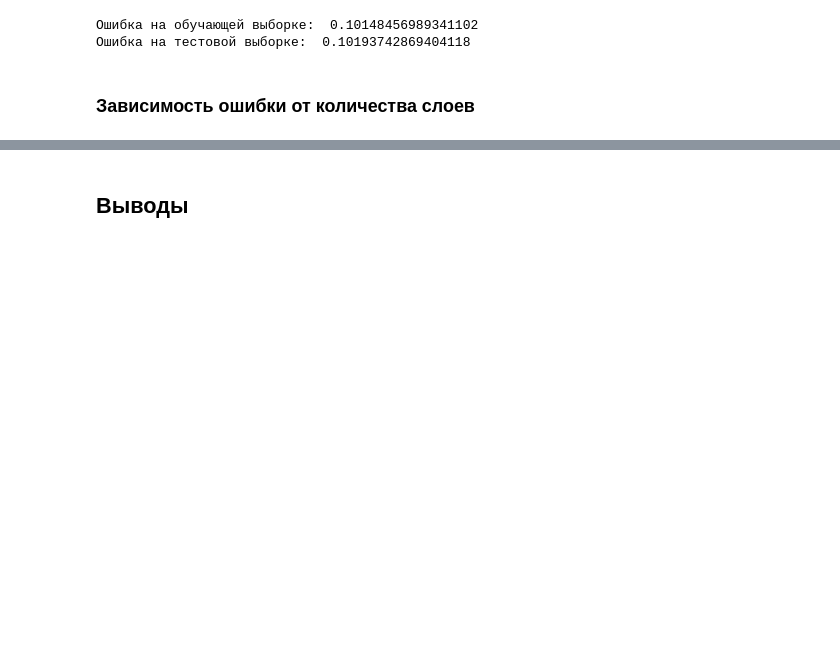
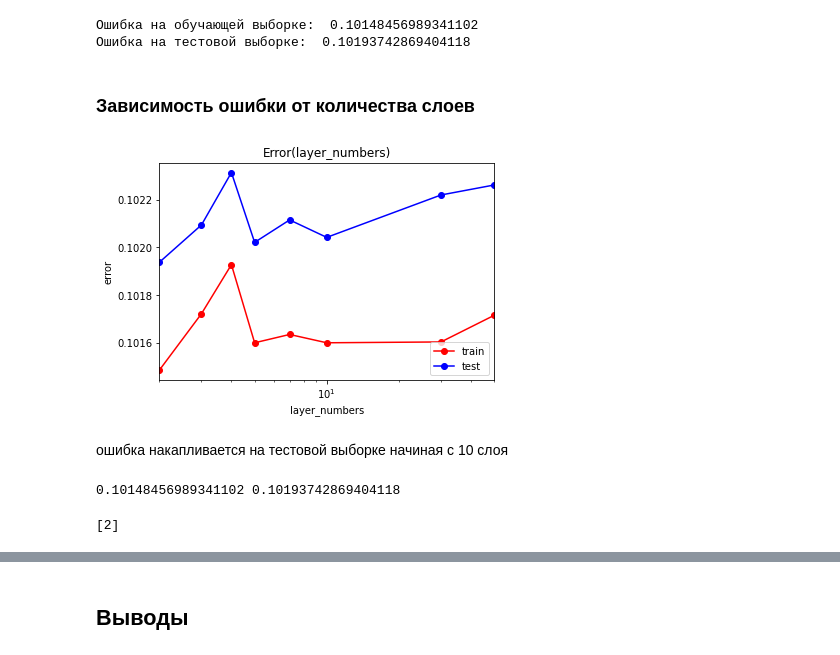
Before and after one commit to NikitaZel/ML, a Jupyter notebook: Lab2.ipynb, the cells around one changed output, grey strips where cells are left out. Saved outputs shown, nothing was run; the diff lists cells and outputs as text; code cells hidden in the pictures; blank space fills up the shorter version.

```diff
--- a/Lab2.ipynb
+++ b/Lab2.ipynb
@@ -255,10 +271,25 @@ for ln in layer_numbers:
 # %%
 plt.semilogx(layer_numbers, train_err, 'r-o', label = 'train')
 plt.semilogx(layer_numbers, test_err, 'b-o', label = 'test')
 plt.xlim([np.min(layer_numbers), np.max(layer_numbers)])
 
-plt.title('Error vs. layer_numbers')
+plt.title('Error(layer_numbers)')
 plt.xlabel('layer_numbers')
 plt.ylabel('error')
 plt.legend()
 pass
+# %% [output]
+[figure, added]
+# %% [markdown]
+ошибка накапливается на тестовой выборке начиная с 10 слоя
+# %%
+min_train_err = np.min(train_err)
+min_test_err = np.min(test_err)
+print(min_train_err, min_test_err)
+# %% [output]
+0.10148456989341102 0.10193742869404118
+# %%
+layer_number_opt = layer_numbers[test_err == min_test_err]
+print(layer_number_opt)
+# %% [output]
+[2]
```
Also changed, not shown: parts of 5 cells of this notebook.
